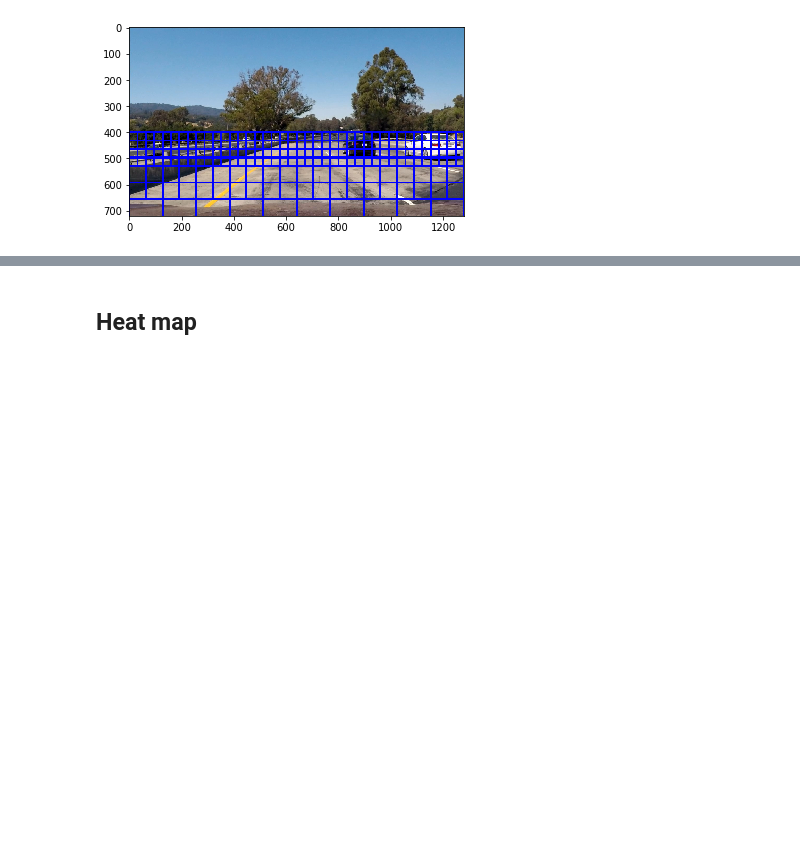
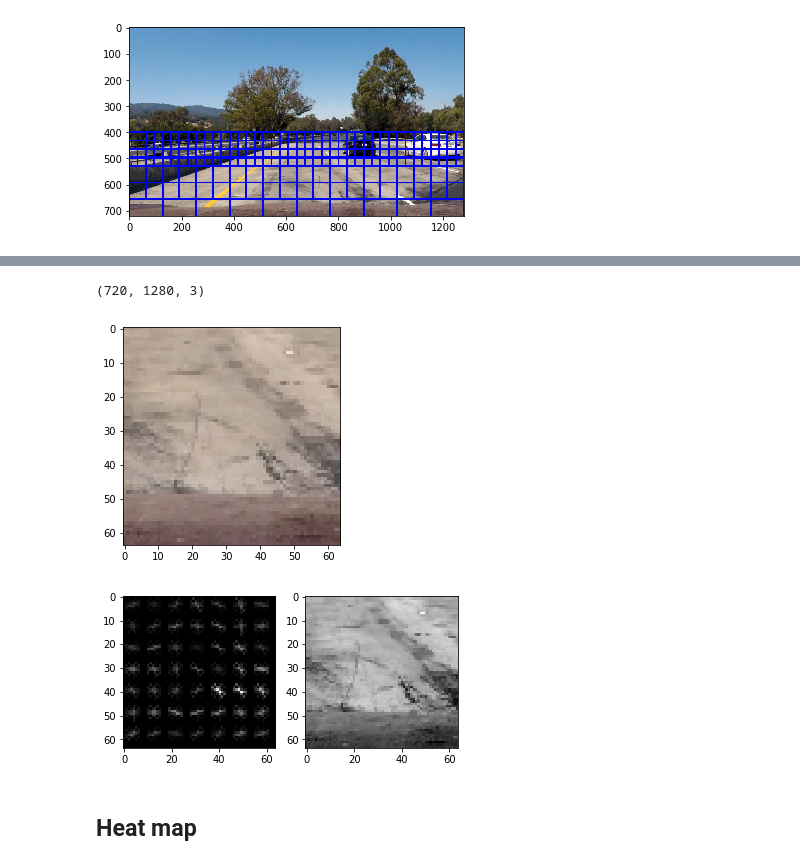
Before and after one commit to dgard8/Project_5, a Jupyter notebook: code.ipynb, the cells around one changed output, grey strips where cells are left out. Drawn from its saved outputs; the diff is of its cells as text; code cells hidden in the pictures; blank space fills up the shorter version.

```diff
--- a/code.ipynb
+++ b/code.ipynb
@@ -286,3 +278,9 @@ displayImages([draw_boxes(image, carWindows)])
+# %%
+doesWindowContainCar(image, allWindows[5], X_scaler, params, debug=True)
+# %% [output]
+(720, 1280, 3)
+[figure, added]
+[figure, added]
 # %% [markdown]
 ## Heat map
 # %%
```
Also changed, not shown: parts of 14 cells of this notebook, 1 other file.
